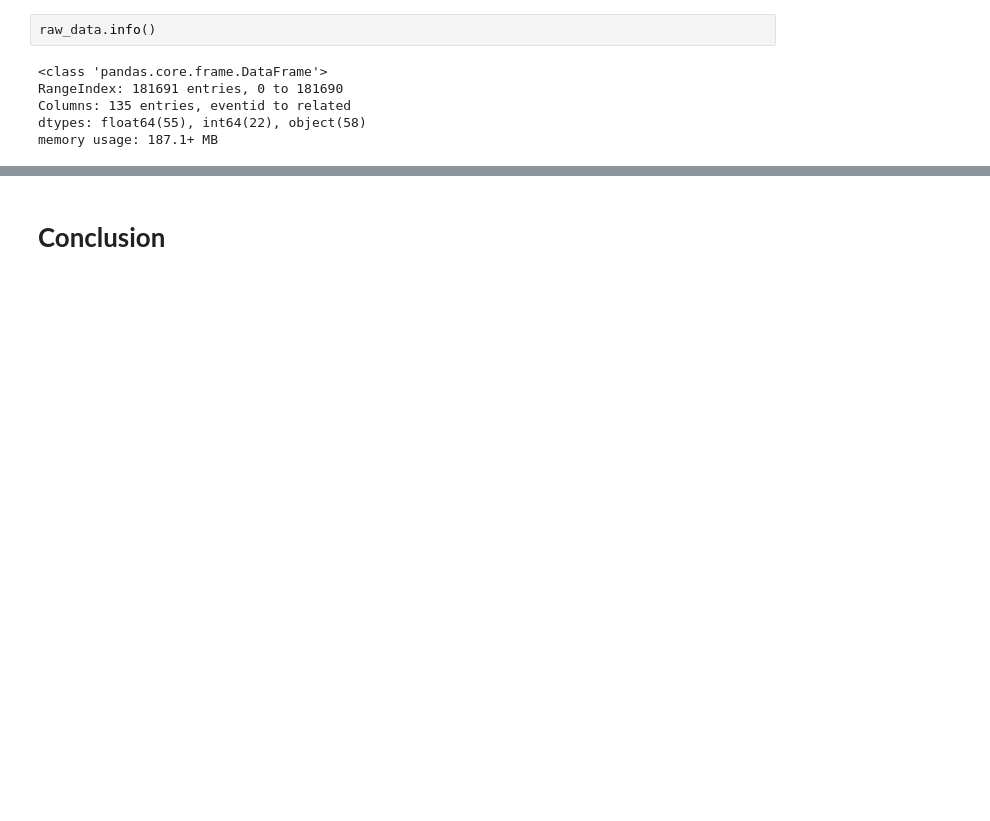
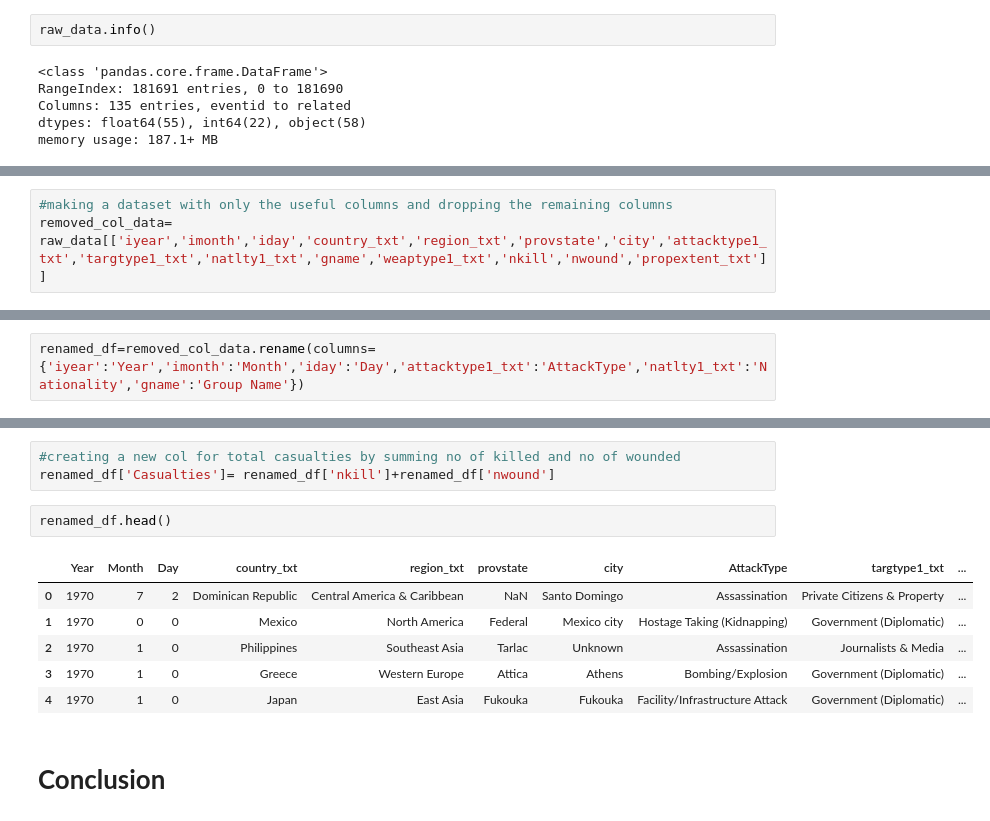
Before and after one commit to ZainDataS/EDA_Global_terrorism, a Jupyter notebook: Global_Terrorism_Analysis_Capstone_Project.ipynb, the cells around one changed output, grey strips where cells are left out. Cells and saved outputs as stored; diff of their text form; blank space fills up the shorter version.

Commit message:
Cleaning the data by keeping useful columns and dropping rest of the columns.

```diff
--- a/Global_Terrorism_Analysis_Capstone_Project.ipynb
+++ b/Global_Terrorism_Analysis_Capstone_Project.ipynb
@@ -99,0 +119,3 @@ TypeError: 'tuple' object is not callable
+# %%
+#making a dataset with only the useful columns and dropping the remaining columns
+removed_col_data= raw_data[['iyear','imonth','iday','country_txt','region_txt','provstate','city','attacktype1_txt','targtype1_txt','natlty1_txt','gname','weaptype1_txt','nkill','nwound','propextent_txt']]
@@ -99,0 +131,2 @@ TypeError: 'tuple' object is not callable
+# %%
+renamed_df=removed_col_data.rename(columns={'iyear':'Year','imonth':'Month','iday':'Day','attacktype1_txt':'AttackType','natlty1_txt':'Nationality','gname':'Group Name'})
@@ -100,2 +169,14 @@ TypeError: 'tuple' object is not callable
+# %%
+#creating a new col for total casualties by summing no of killed and no of wounded
+renamed_df['Casualties']= renamed_df['nkill']+renamed_df['nwound']
+# %%
+renamed_df.head()
+# %% [output]
+|  | Year | Month | Day | country_txt | region_txt | provstate | city | AttackType | targtype1_txt | ... |
+| 0 | 1970 | 7 | 2 | Dominican Republic | Central America & Caribbean | NaN | Santo Domingo | Assassination | Private Citizens & Property | ... |
+| 1 | 1970 | 0 | 0 | Mexico | North America | Federal | Mexico city | Hostage Taking (Kidnapping) | Government (Diplomatic) | ... |
+| 2 | 1970 | 1 | 0 | Philippines | Southeast Asia | Tarlac | Unknown | Assassination | Journalists & Media | ... |
+| 3 | 1970 | 1 | 0 | Greece | Western Europe | Attica | Athens | Bombing/Explosion | Government (Diplomatic) | ... |
+| 4 | 1970 | 1 | 0 | Japan | East Asia | Fukouka | Fukouka | Facility/Infrastructure Attack | Government (Diplomatic) | ... |
 # %% [markdown]
 # **Conclusion**
```
Also changed, not shown: parts of 13 cells of this notebook.
